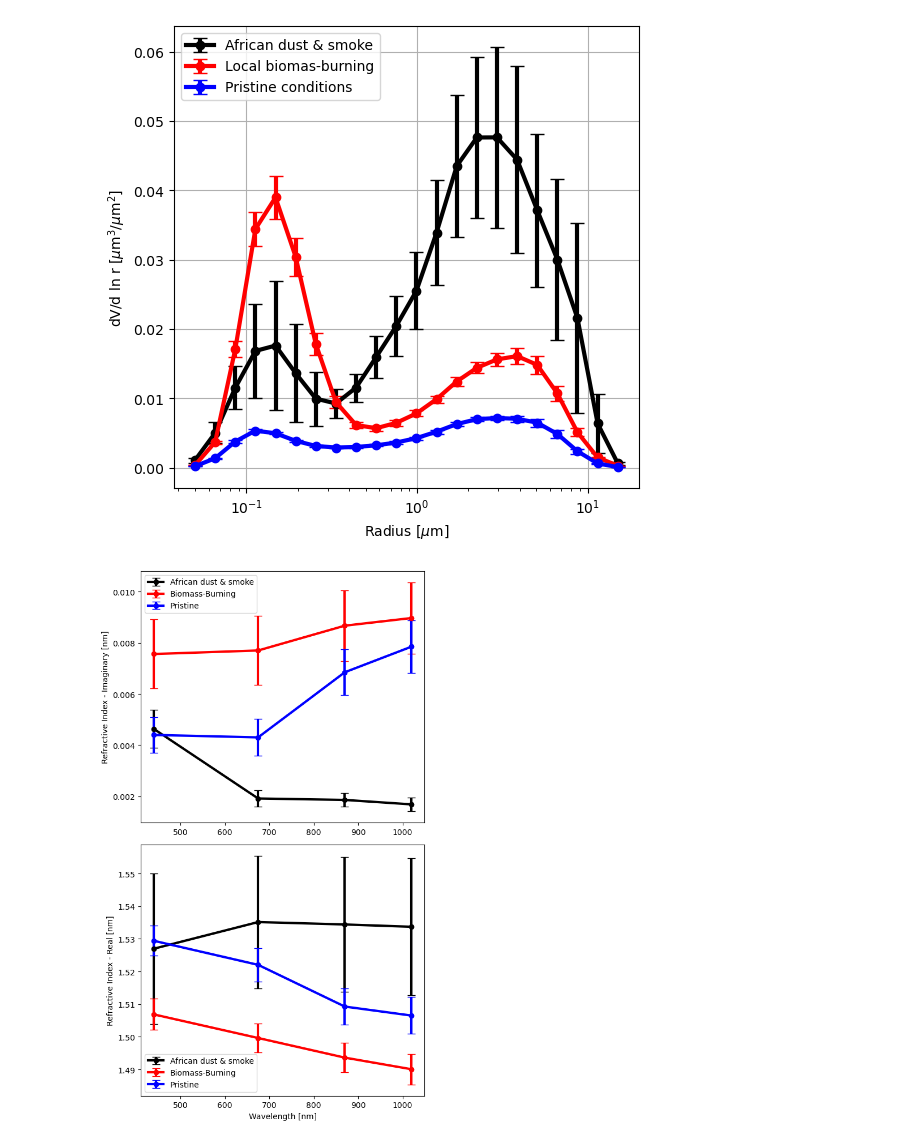
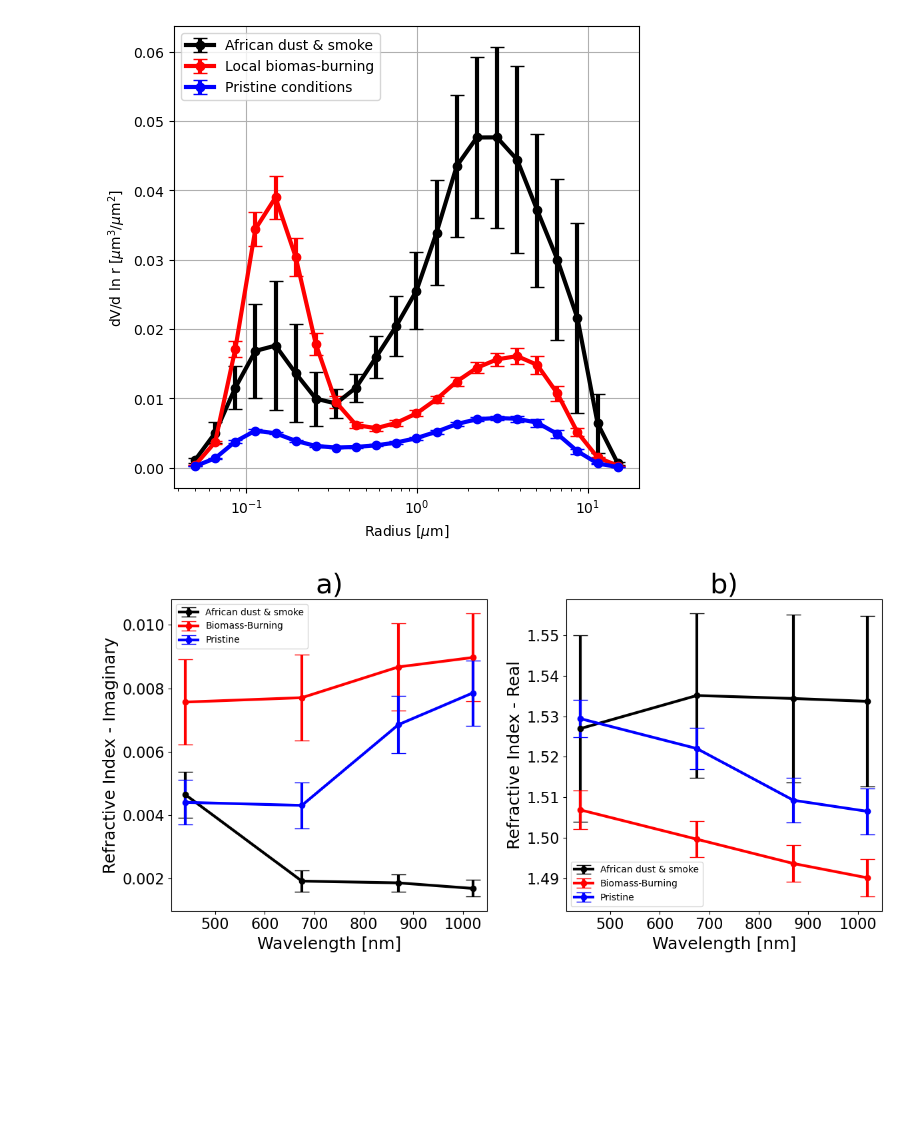
Before and after one commit to marcomac27/paper_AERONET_RI, a Jupyter notebook: Avaliacao_propriedades_AERONET.ipynb, the cells around one changed output. Cells and saved outputs as stored; diff of their text form; code cells hidden in the pictures; blank space fills up the shorter version.

```diff
--- a/Avaliacao_propriedades_AERONET.ipynb
+++ b/Avaliacao_propriedades_AERONET.ipynb
@@ -156,25 +180,31 @@ Re3_E = [calculate_stats(df_selecionado3['Refractive_Index-Real_Part[440nm]'])[1
        calculate_stats(df_selecionado3['Refractive_Index-Real_Part[675nm]'])[1],
       calculate_stats(df_selecionado3['Refractive_Index-Real_Part[870nm]'])[1],
       calculate_stats(df_selecionado3['Refractive_Index-Real_Part[1020nm]'])[1]]
-# %%
-fig, axs = plt.subplots(2, 1, figsize=(6, 10))  # Criando um subplot com 2 linhas e 1 coluna
-
-# Plotando os dados da parte imaginária dos índices de refração
-axs[0].errorbar(wavelengths, Im1, yerr=Im1_E, fmt='-o', color='black', label='African dust & smoke',linewidth=3, capsize=5)
-axs[0].errorbar(wavelengths, Im2, yerr=Im2_E, fmt='-o', color='red', label='Biomass-Burning',linewidth=3, capsize=5)
-axs[0].errorbar(wavelengths, Im3, yerr=Im3_E, fmt='-o', color='blue', label='Pristine',linewidth=3, capsize=5)
-axs[0].set_ylabel('Refractive Index - Imaginary [nm]')
-axs[0].legend()
-
-# Plotando os dados da parte real dos índices de refração
-axs[1].errorbar(wavelengths, Re1, yerr=Re1_E, fmt='-o', color='black', label='African dust & smoke',linewidth=3, capsize=5)
-axs[1].errorbar(wavelengths, Re2, yerr=Re2_E, fmt='-o', color='red', label='Biomass-Burning',linewidth=3, capsize=5)
-axs[1].errorbar(wavelengths, Re3, yerr=Re3_E, fmt='-o', color='blue', label='Pristine',linewidth=3, capsize=5)
-axs[1].set_ylabel('Refractive Index - Real [nm]')
-axs[1].set_xlabel('Wavelength [nm]')
-axs[1].legend()
-plt.tight_layout()  # Ajusta automaticamente o espaçamento entre os subplots
-plt.savefig('refractive_index.pdf')
-plt.show()
-# %% [output]
-[figure, removed]
+# %%
+fig, axs = plt.subplots(1, 2, figsize=(12, 6))  # Criando um subplot com 2 linhas e 1 coluna
+# Plotando os dados da parte imaginária dos índices de refração
+axs[0].errorbar(wavelengths, Im1, yerr=Im1_E, fmt='-o', color='black', label='African dust & smoke',linewidth=3, capsize=8)
+axs[0].errorbar(wavelengths, Im2, yerr=Im2_E, fmt='-o', color='red', label='Biomass-Burning',linewidth=3, capsize=8)
+axs[0].errorbar(wavelengths, Im3, yerr=Im3_E, fmt='-o', color='blue', label='Pristine',linewidth=3, capsize=8)
+axs[0].set_ylabel('Refractive Index - Imaginary', fontsize = 18)
+axs[0].set_xlabel('Wavelength [nm]', fontsize=18)
+axs[0].set_title('a)',fontsize=30)
+axs[0].tick_params(axis='both', which='major', labelsize=16)
+axs[0].legend()
+
+axs[1].errorbar(wavelengths, Re1, yerr=Re1_E, fmt='-o', color='black', label='African dust & smoke',linewidth=3, capsize=8)
+axs[1].errorbar(wavelengths, Re2, yerr=Re2_E, fmt='-o', color='red', label='Biomass-Burning',linewidth=3, capsize=8)
+axs[1].errorbar(wavelengths, Re3, yerr=Re3_E, fmt='-o', color='blue', label='Pristine',linewidth=3, capsize=8)
+axs[1].set_ylabel('Refractive Index - Real', fontsize=18)
+axs[1].set_xlabel('Wavelength [nm]', fontsize=18)
+axs[1].legend()
+axs[1].set_title('b)', fontsize=30)
+plt.tight_layout()
+axs[1].tick_params(axis='both', which='major', labelsize=16)
+
+plt.subplots_adjust(wspace=0.25)
+
+plt.savefig('refractive_index.pdf')
+plt.show()
+# %% [output]
+[figure, added]
```
Also changed, not shown: parts of 3 cells of this notebook.
